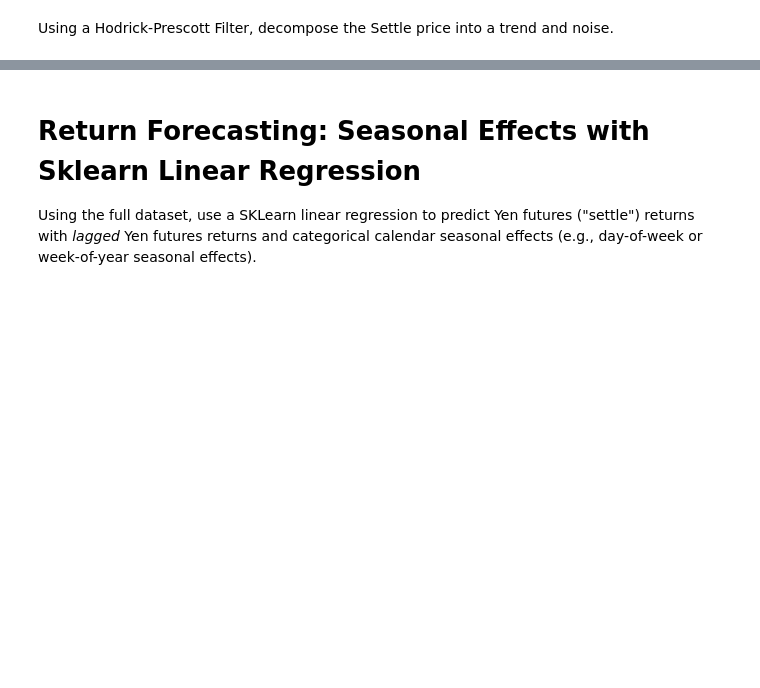
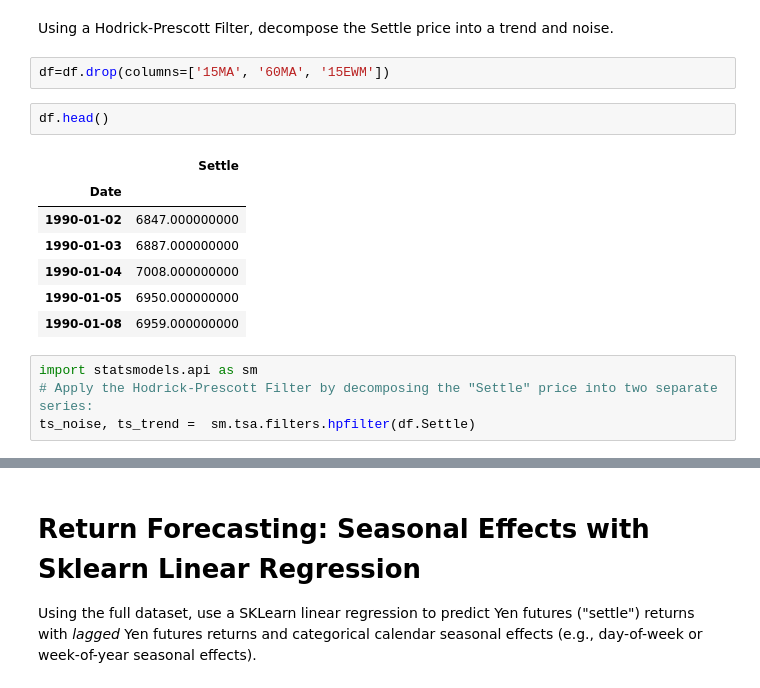
Before and after one commit to stragitech/Yen_Futures, a Jupyter notebook: time_series_analysis.ipynb, the cells around one changed output, grey strips where cells are left out. Cells and saved outputs as stored; diff of their text form; blank space fills up the shorter version.

```diff
--- a/time_series_analysis.ipynb
+++ b/time_series_analysis.ipynb
@@ -84,4 +84,20 @@ df["2015":].plot(figsize=(14,5))
 # Return Forecasting: Decomposition Using a Hodrick-Prescott Filter
 # %% [markdown]
  Using a Hodrick-Prescott Filter, decompose the Settle price into a trend and noise.
+# %%
+df=df.drop(columns=['15MA', '60MA', '15EWM'])
+# %%
+df.head()
+# %% [output]
+|  | Settle |
+| Date |  |
+| 1990-01-02 | 6847.000000000 |
+| 1990-01-03 | 6887.000000000 |
+| 1990-01-04 | 7008.000000000 |
+| 1990-01-05 | 6950.000000000 |
+| 1990-01-08 | 6959.000000000 |
+# %%
+import statsmodels.api as sm
+# Apply the Hodrick-Prescott Filter by decomposing the "Settle" price into two separate series:
+ts_noise, ts_trend =  sm.tsa.filters.hpfilter(df.Settle)
 # %%
```
Also changed, not shown: parts of 7 cells of this notebook.
